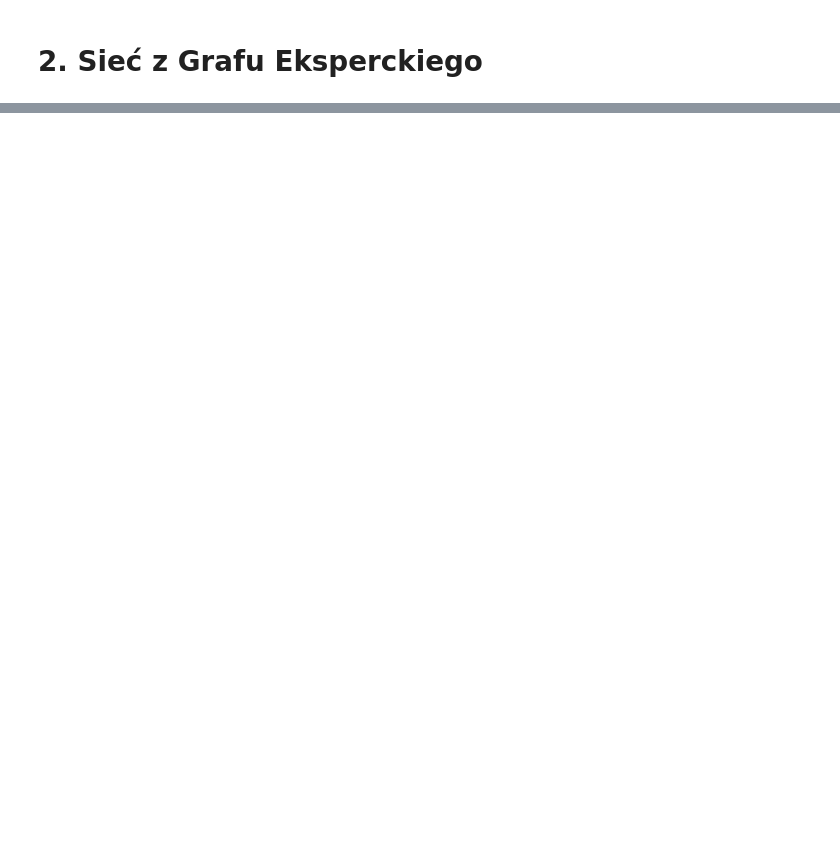
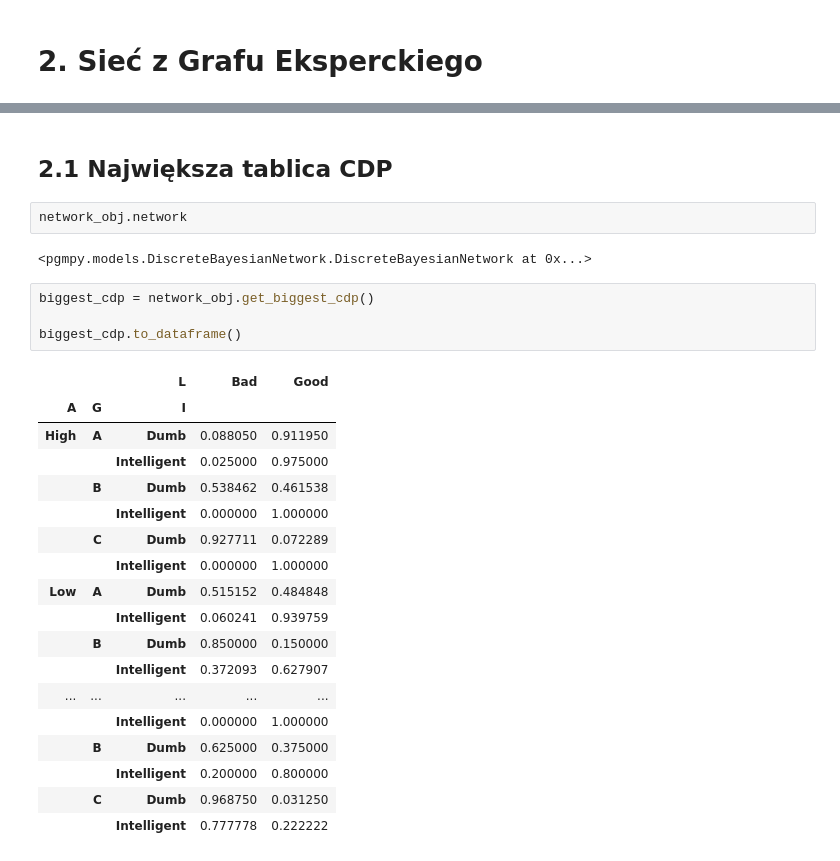
Before and after one commit to xXKeNdAmAmAsTeRXx/IFM_konwoledge_enginnering, a Jupyter notebook: src/ifm_konwoledge_enginnering/Bayesian_networks/notebooks/01_ExpertGraph_Queries.ipynb, the cells around one changed output, grey strips where cells are left out. Cells and saved outputs as stored; diff of their text form; blank space fills up the shorter version.

```diff
--- a/src/ifm_konwoledge_enginnering/Bayesian_networks/notebooks/01_ExpertGraph_Queries.ipynb
+++ b/src/ifm_konwoledge_enginnering/Bayesian_networks/notebooks/01_ExpertGraph_Queries.ipynb
@@ -144,0 +185,29 @@ neetwork_obj
+# %% [markdown]
+## 2.1 Największa tablica CDP
+# %%
+network_obj.network
+# %% [output]
+<pgmpy.models.DiscreteBayesianNetwork.DiscreteBayesianNetwork at 0x...>
+# %%
+biggest_cdp = network_obj.get_biggest_cdp()
+
+biggest_cdp.to_dataframe()
+# %% [output]
+|  |  | L | Bad | Good |
+| A | G | I |  |  |
+| High | A | Dumb | 0.088050 | 0.911950 |
+|  |  | Intelligent | 0.025000 | 0.975000 |
+|  | B | Dumb | 0.538462 | 0.461538 |
+|  |  | Intelligent | 0.000000 | 1.000000 |
+|  | C | Dumb | 0.927711 | 0.072289 |
+|  |  | Intelligent | 0.000000 | 1.000000 |
+| Low | A | Dumb | 0.515152 | 0.484848 |
+|  |  | Intelligent | 0.060241 | 0.939759 |
+|  | B | Dumb | 0.850000 | 0.150000 |
+|  |  | Intelligent | 0.372093 | 0.627907 |
+| ... | ... | ... | ... | ... |
+|  |  | Intelligent | 0.000000 | 1.000000 |
+|  | B | Dumb | 0.625000 | 0.375000 |
+|  |  | Intelligent | 0.200000 | 0.800000 |
+|  | C | Dumb | 0.968750 | 0.031250 |
+|  |  | Intelligent | 0.777778 | 0.222222 |
```
Also changed, not shown: parts of 9 cells of this notebook, 7 other files.
